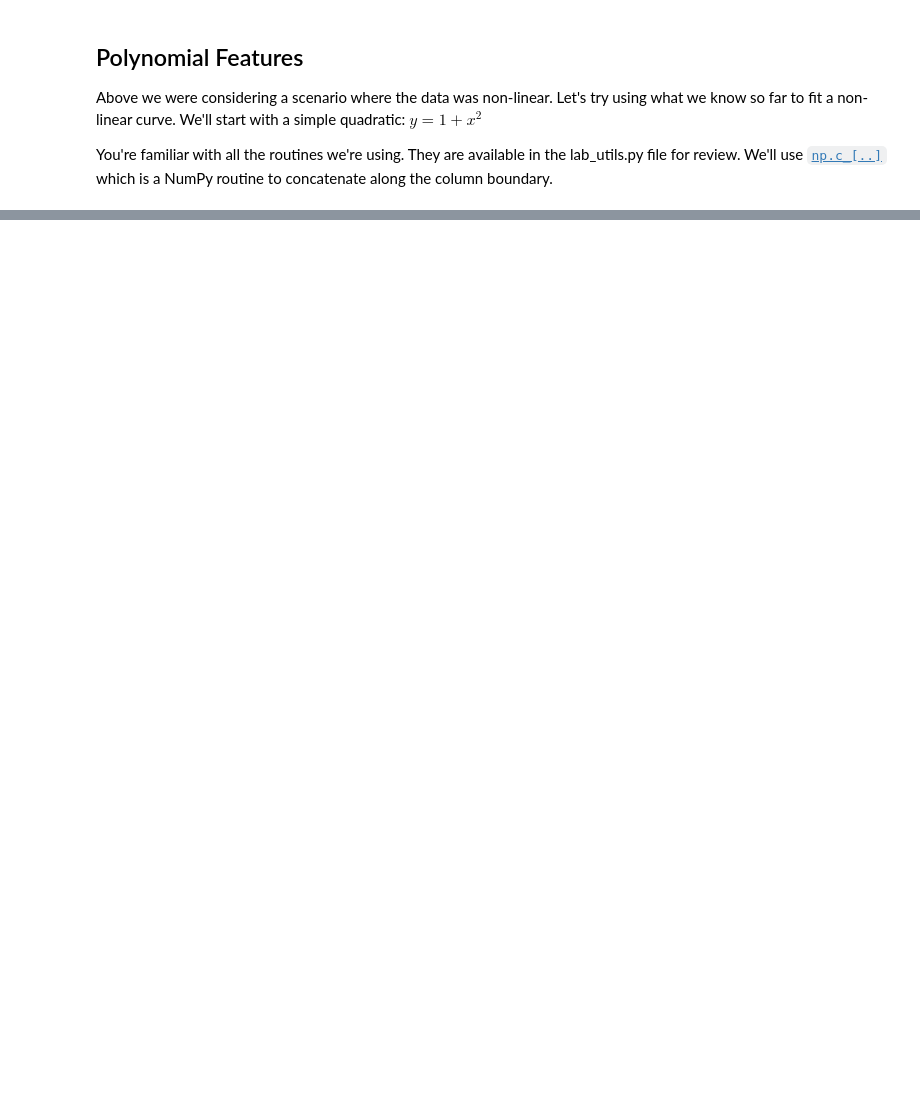
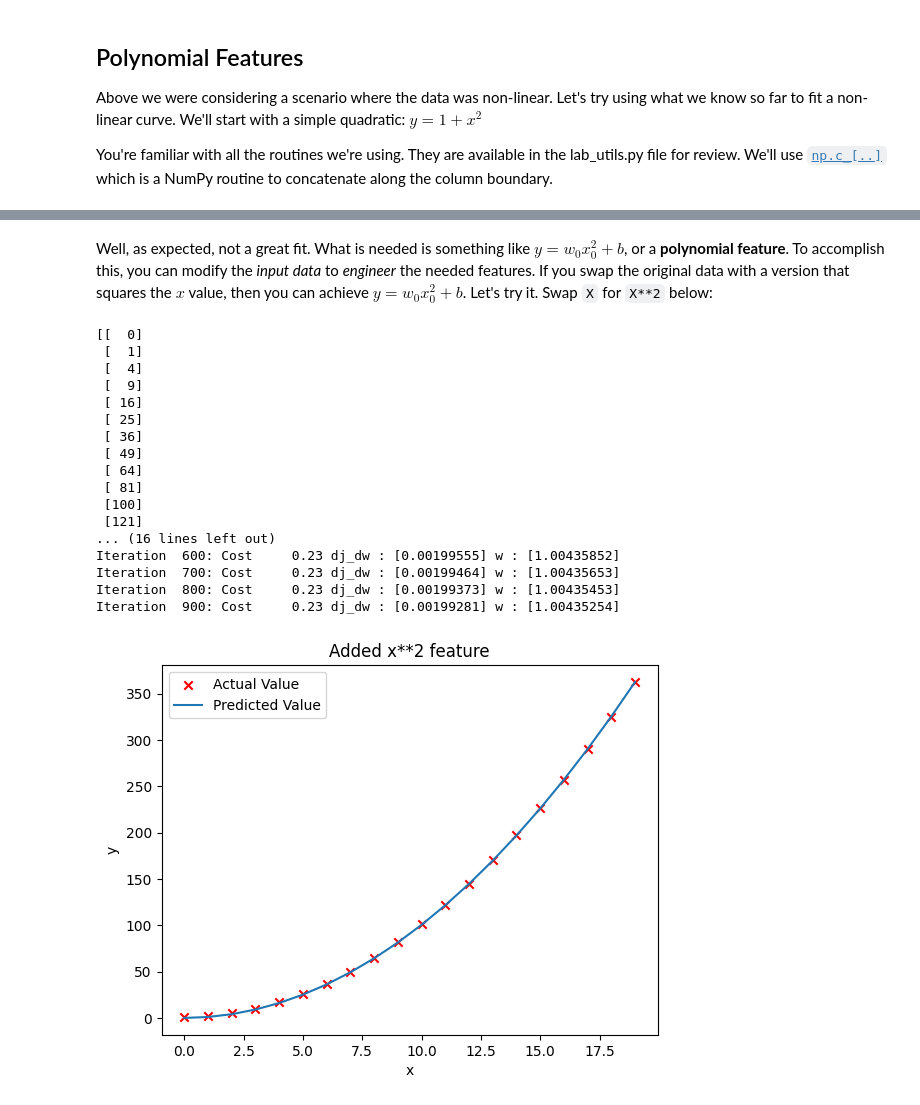
Before and after one commit to vivekdongare81/Machine-learning-workspace, a Jupyter notebook: 5-feature-engineering-&-polynomial-regression.ipynb, the cells around one changed output, grey strips where cells are left out. Drawn from its saved outputs; the diff is of its cells as text; code cells hidden in the pictures; blank space fills up the shorter version.

```diff
--- a/5-feature-engineering-&-polynomial-regression.ipynb
+++ b/5-feature-engineering-&-polynomial-regression.ipynb
@@ -108,0 +98,39 @@ Iteration  900: Cost 369489.88 dj_dw : [-2.49712855] w : [321.09492124]
+# %% [markdown]
+Well, as expected, not a great fit. What is needed is something like $y= w_0x_0^2 + b$, or a **polynomial feature**.
+To accomplish this, you can modify the *input data* to *engineer* the needed features. If you swap the original data with a version that squares the $x$ value, then you can achieve $y= w_0x_0^2 + b$. Let's try it. Swap `X` for `X**2` below:
+# %%
+# create target data
+x = np.arange(0, 20, 1)
+y = 1 + x**2
+
+# Engineer features
+X = x**2      #<-- added engineered feature, now X will be linear with Y
+X = X.reshape(-1, 1)  #X should be a 2-D Matrix
+print(X)
+print(y)
+
+w_init = np.array([0.0])
+b_init = 0
+w_final, b_final , cost_history, param_history = gradient_descent(X, y, w_init, b_init, 1e-5, 1000, compute_cost_nfeatures, compute_gradient_nfeatures)
+
+plt.scatter(x, y, marker='x', c='r', label="Actual Value"); plt.title("Added x**2 feature")
+plt.plot(x, np.dot(X,w_final) + b_final, label="Predicted Value"); plt.xlabel("x"); plt.ylabel("y"); plt.legend(); plt.show()
+# %% [output]
+[[  0]
+ [  1]
+ [  4]
+ [  9]
+ [ 16]
+ [ 25]
+ [ 36]
+ [ 49]
+ [ 64]
+ [ 81]
+ [100]
+ [121]
+... (16 lines left out)
+Iteration  600: Cost     0.23 dj_dw : [0.00199555] w : [1.00435852]
+Iteration  700: Cost     0.23 dj_dw : [0.00199464] w : [1.00435653]
+Iteration  800: Cost     0.23 dj_dw : [0.00199373] w : [1.00435453]
+Iteration  900: Cost     0.23 dj_dw : [0.00199281] w : [1.00435254]
+[figure, added]
```
Also changed, not shown: parts of 14 cells of this notebook, 1 other file.
